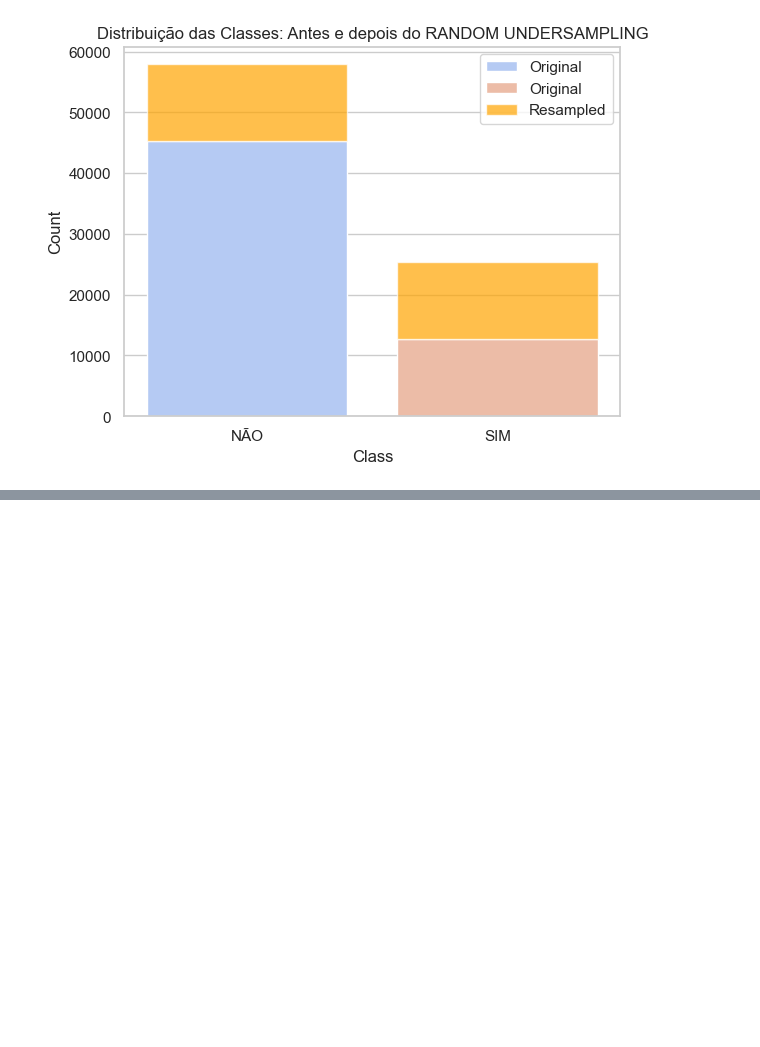
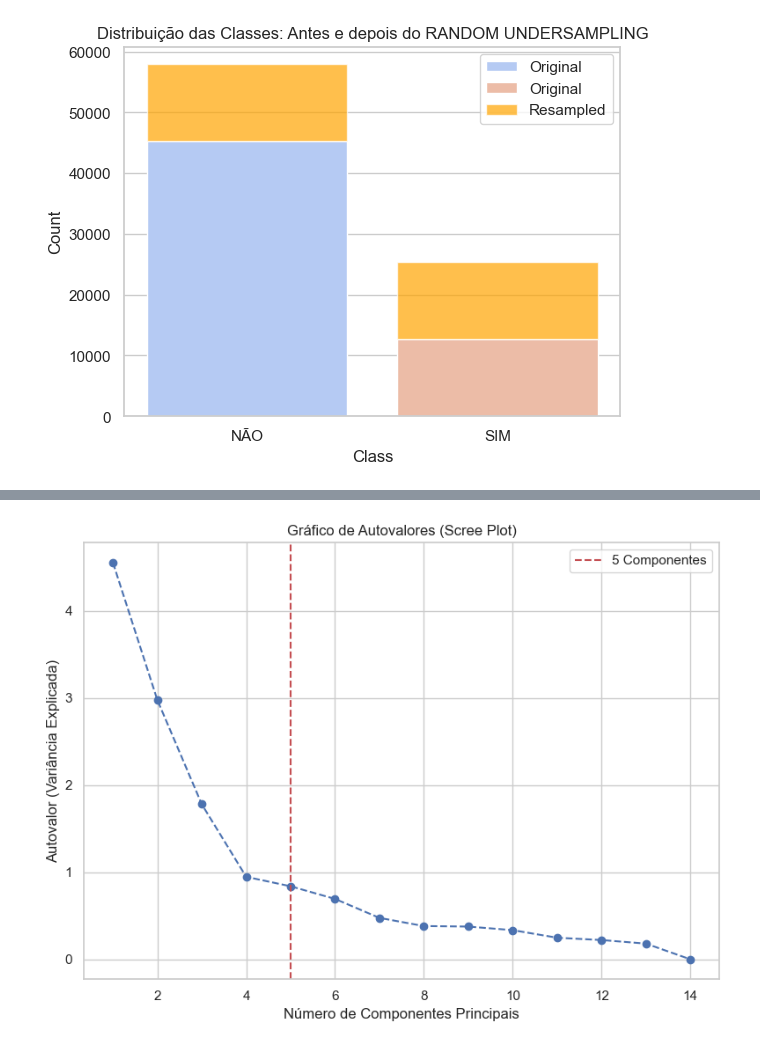
Before and after one commit to guilourenzo/master_degree_sin5007, a Jupyter notebook: CODE/FINAIS/2_PRE_PROCESSAMENTOS.ipynb, the cells around one changed output, grey strips where cells are left out. Saved outputs shown, nothing was run; the diff lists cells and outputs as text; code cells hidden in the pictures; blank space fills up the shorter version.

```diff
--- a/CODE/FINAIS/2_PRE_PROCESSAMENTOS.ipynb
+++ b/CODE/FINAIS/2_PRE_PROCESSAMENTOS.ipynb
@@ -15,9 +20,7 @@ warnings.filterwarnings("ignore")
 # %% [markdown]
 # IMPORTAÇÃO DOS DADOS
 # %%
-weather = pd.read_csv(
-    "https://raw.githubusercontent.com/guilourenzo/master_degree_sin5007/refs/heads/main/DATA/weatherAUS.csv"
-)
+weather = pd.read_csv("../../DATA/weatherAUS.csv")
 weather = (
     weather.sort_values(by=["Date", "Location"], ascending=True)
     .drop(
@@ -355,0 +496,24 @@ plt.show()
+# %%
+# Aplicar PCA
+pca = PCA()
+pca.fit(numerical_encoded)
+
+components = pca.components_
+
+# Criar um DataFrame para os componentes principais
+components_df = pd.DataFrame(components, columns=numerical_encoded.columns.to_list(), index=[f'PC{i+1}' for i in range(components.shape[0])])
+
+# Obter a variância explicada
+explained_variance = pca.explained_variance_ratio_
+explained_variance_cumulative = explained_variance.cumsum()
+
+# Criar um DataFrame para a variância
+variance_df = pd.DataFrame({
+    'Autovalor': pca.explained_variance_,
+    'Proporção da Variância': explained_variance,
+    'Variância Acumulada': explained_variance_cumulative
+}, index=[f'PC{i+1}' for i in range(len(explained_variance))])
+
+# Exibir resultados
+print("Cargas dos Componentes Principais:")
+components_df
@@ -355,0 +571,17 @@ plt.show()
+# %%
+# Extrair autovalores (variância explicada por componente)
+eigenvalues = pca.explained_variance_
+
+# Gerar gráfico de autovalores (gráfico "scree")
+plt.figure(figsize=(8, 6))
+plt.plot(np.arange(1, len(eigenvalues) + 1), eigenvalues, marker='o', linestyle='--', color='b')
+plt.axvline(x=5, color='r', linestyle='--', label='5 Componentes')
+plt.title('Gráfico de Autovalores (Scree Plot)')
+plt.xlabel('Número de Componentes Principais')
+plt.ylabel('Autovalor (Variância Explicada)')
+plt.grid(True)
+plt.legend()
+plt.tight_layout()
+plt.show()
+# %% [output]
+[figure, added]
```
Also changed, not shown: parts of 18 cells of this notebook, 3 other files.
